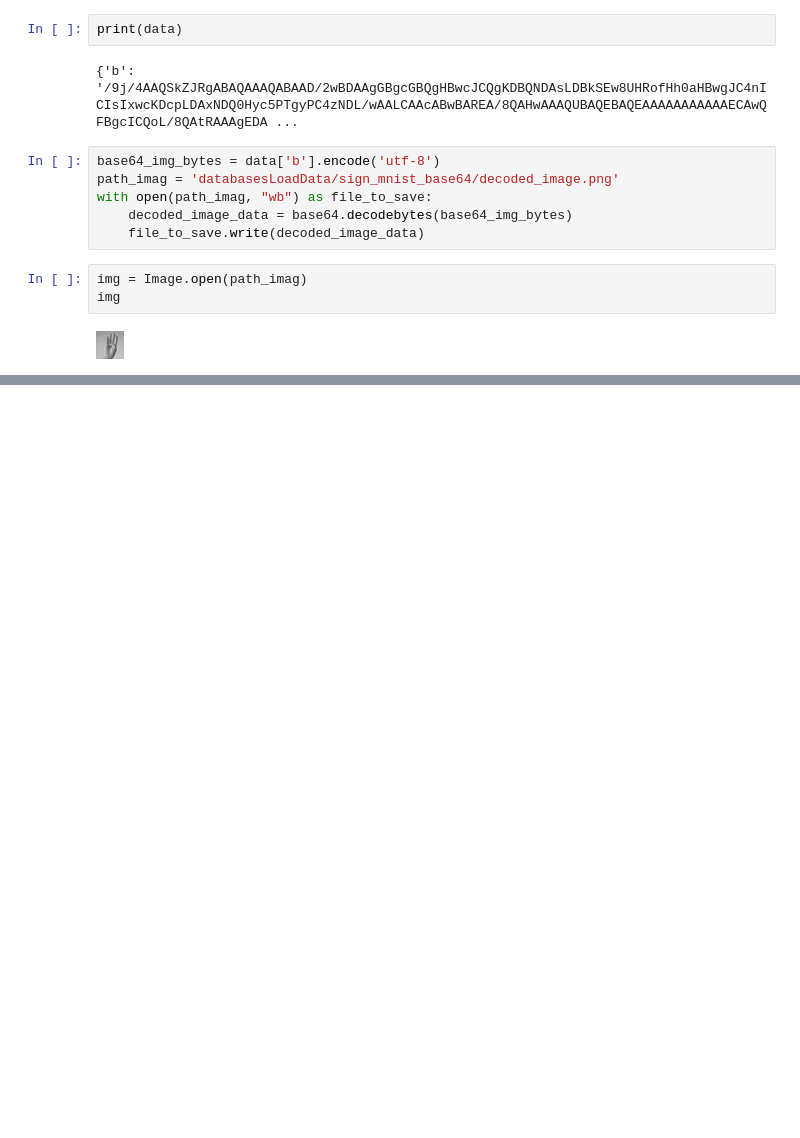
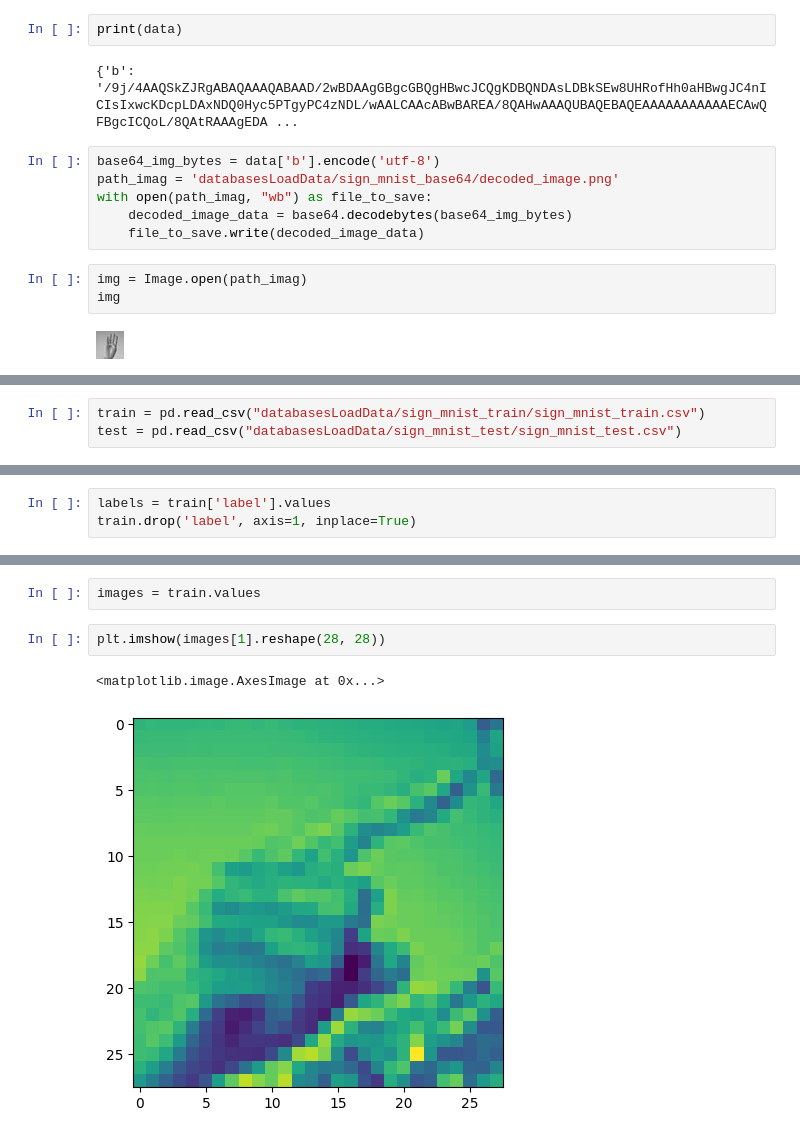
Before and after one commit to oscardbocanegra/learning_platzi, a Jupyter notebook: machine_learning/redes_neuronales_tensorflow/cargar_multiples_datasets.ipynb, the cells around one changed output, grey strips where cells are left out. Drawn from its saved outputs; the diff is of its cells as text; blank space fills up the shorter version.

```diff
--- a/machine_learning/redes_neuronales_tensorflow/cargar_multiples_datasets.ipynb
+++ b/machine_learning/redes_neuronales_tensorflow/cargar_multiples_datasets.ipynb
@@ -92,0 +95,3 @@ img
+# %%
+train = pd.read_csv("databasesLoadData/sign_mnist_train/sign_mnist_train.csv")
+test = pd.read_csv("databasesLoadData/sign_mnist_test/sign_mnist_test.csv")
@@ -92,0 +112,3 @@ img
+# %%
+labels = train['label'].values
+train.drop('label', axis=1, inplace=True)
@@ -92,0 +125,7 @@ img
+# %%
+images = train.values
+# %%
+plt.imshow(images[1].reshape(28, 28))
+# %% [output]
+<matplotlib.image.AxesImage at 0x...>
+[figure, added]
```
Also changed, not shown: parts of 6 cells of this notebook.
